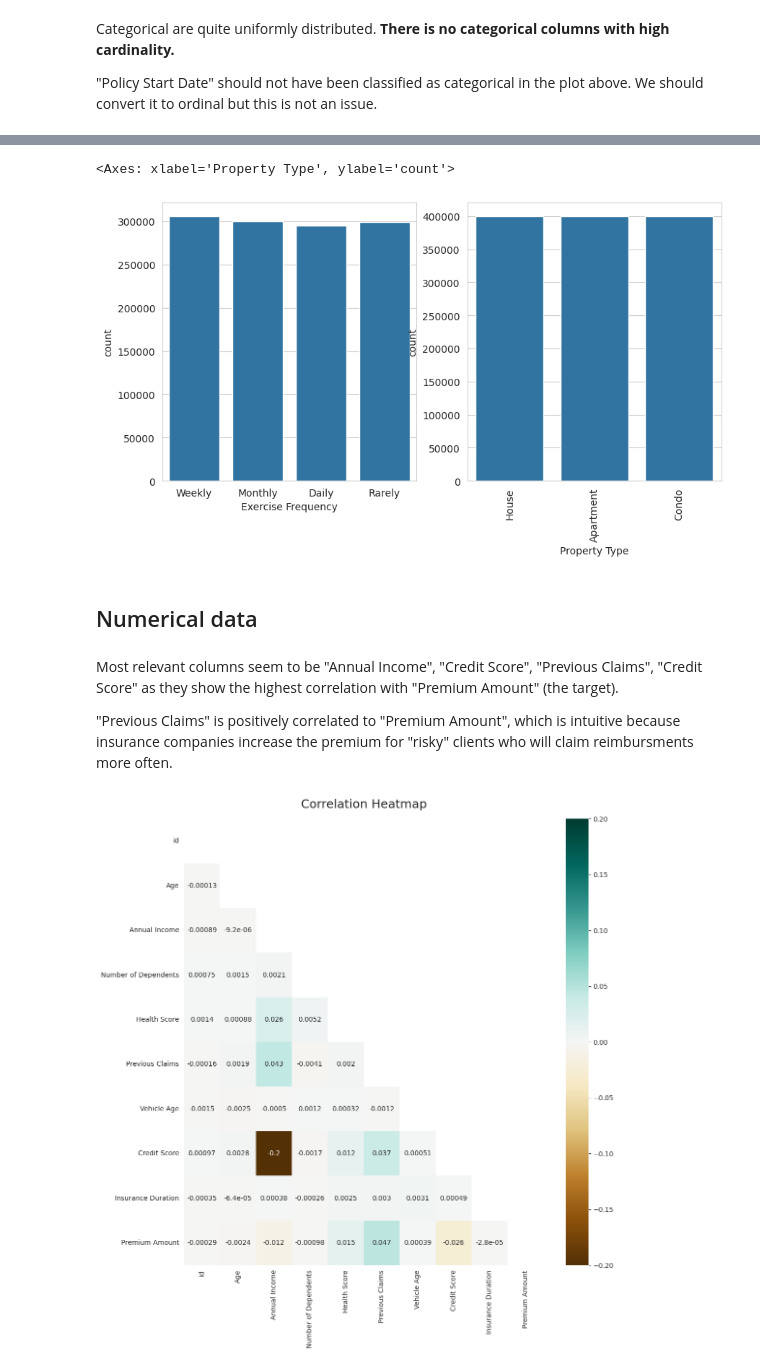
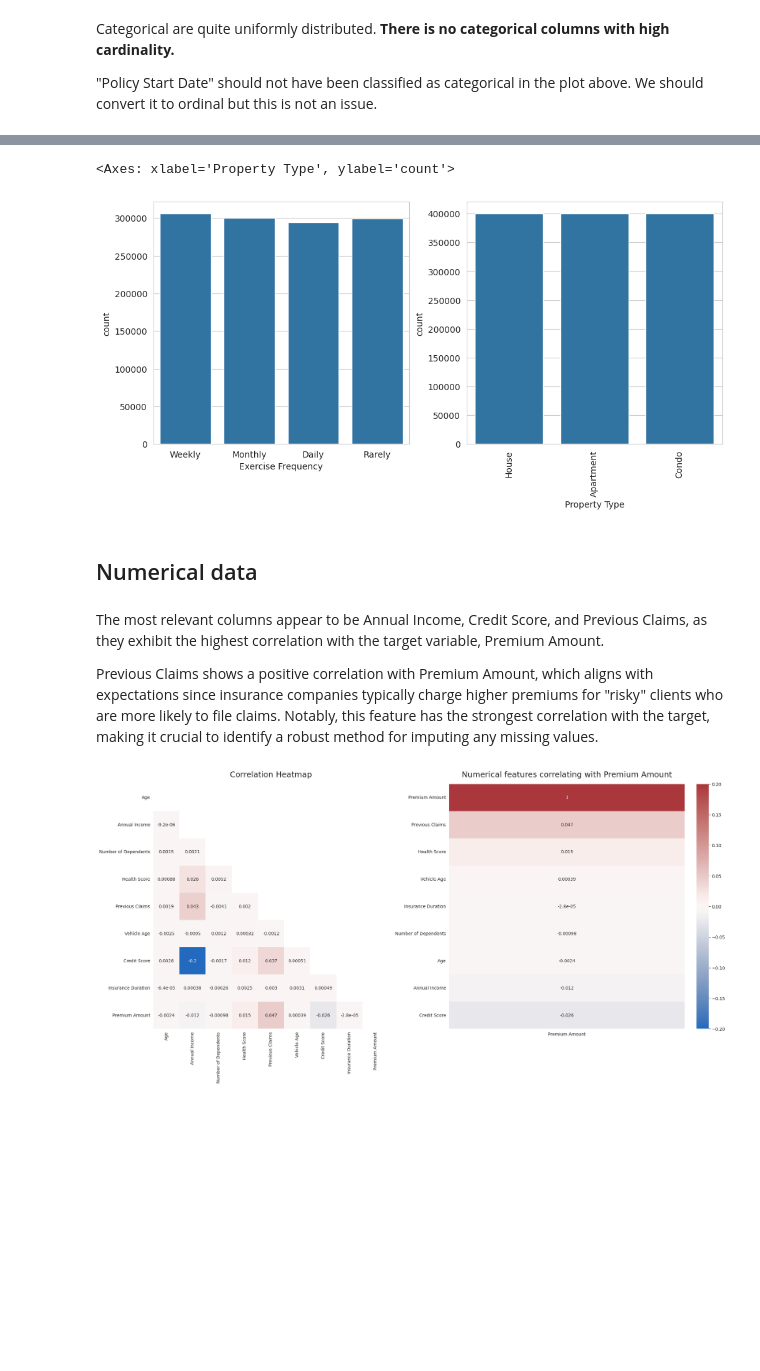
Before and after one commit to jofa974/playground-series-s4e12, a Jupyter notebook: notebooks/eda.ipynb, the cells around one changed output, grey strips where cells are left out. Cells and saved outputs as stored; diff of their text form; code cells hidden in the pictures; blank space fills up the shorter version.

```diff
--- a/notebooks/eda.ipynb
+++ b/notebooks/eda.ipynb
@@ -10,8 +10,10 @@ warnings.filterwarnings("ignore", category=FutureWarning, module="seaborn")
 
 
 sns.set_style("whitegrid")
+plt.rcParams["figure.constrained_layout.use"] = True
 # %%
-df = pd.read_csv("data/raw/train.csv")
+df = pd.read_csv("../data/raw/train.csv")
+df = df.drop(columns=["id"])
 df.info()
 # %% [output]
 <class 'pandas.core.frame.DataFrame'>
@@ -39,18 +56,24 @@ Quite a few columns contain NaNs data. In particular "Occupation", "Previous Cla
 # Determine column types
 categorical_columns = df.select_dtypes(include=["object", "category"]).columns
 numerical_columns = df.select_dtypes(include=["number"]).columns
-plt.figure(figsize=(12, 8))
-ax = sns.heatmap(df.isnull().T, cbar=False, cmap="viridis", xticklabels=False)
+fig, [ax1, ax2] = plt.subplots(1, 2, figsize=(15, 5))
+sns.heatmap(df.isnull().T, cbar=False, cmap="viridis", xticklabels=False, ax=ax1)
 # Color the y-axis labels
-for label in ax.get_yticklabels():
+for label in ax1.get_yticklabels():
     if label.get_text() in categorical_columns:
         label.set_color("blue")
     elif label.get_text() in numerical_columns:
         label.set_color("green")
 
 # Set labels and title
-plt.title("Missing Data Heatmap (Categorical: Blue, Numerical: Green)")
-plt.ylabel("Columns")
-plt.xlabel("Rows")
+ax1.set_title("Missing Data Heatmap (Categorical: Blue, Numerical: Green)")
+ax1.set_ylabel("Columns")
+ax1.set_xlabel("Rows")
+
+
+sns.barplot(df.isnull().sum().sort_values(), orient="y", ax=ax2)
+ax2.set_ylabel("Columns")
+ax2.set_xlabel("Number of NaNs")
+
 plt.show()
 # %% [output]
@@ -91,20 +114,32 @@ sns.countplot(df, x="Exercise Frequency", ax=ax1)
 sns.countplot(df, x="Property Type", ax=ax2)
 # %% [output]
 <Axes: xlabel='Property Type', ylabel='count'>
-[figure, old version]
+[figure, new version]
 # %% [markdown]
 ## Numerical data
 # %% [markdown]
-Most relevant columns seem to be "Annual Income", "Credit Score", "Previous Claims", "Credit Score" as they show the highest correlation with "Premium Amount" (the target).
+The most relevant columns appear to be Annual Income, Credit Score, and Previous Claims, as they exhibit the highest correlation with the target variable, Premium Amount.
 
-"Previous Claims" is positively correlated to "Premium Amount", which is intuitive because insurance companies increase the premium for "risky" clients who will claim reimbursments more often.
+Previous Claims shows a positive correlation with Premium Amount, which aligns with expectations since insurance companies typically charge higher premiums for "risky" clients who are more likely to file claims. Notably, this feature has the strongest correlation with the target, making it crucial to identify a robust method for imputing any missing values.
 # %%
-plt.figure(figsize=(12, 12))
+fig, [ax1, ax2] = plt.subplots(1, 2, figsize=(20, 10))
 corr = df.corr(numeric_only=True)
 mask = np.triu(np.ones_like(corr))
-ax = sns.heatmap(corr, mask=mask, cmap="BrBG", annot=True, vmin=-0.2, vmax=0.2)
-ax.grid(False)
-ax.set_title("Correlation Heatmap", fontdict={"fontsize": 18}, pad=16)
+sns.heatmap(corr, mask=mask, cmap="vlag", annot=True, vmin=-0.2, vmax=0.2, cbar=None, ax=ax1)
+ax1.grid(False)
+ax1.set_title("Correlation Heatmap", fontdict={"fontsize": 18}, pad=16)
+
+sns.heatmap(
+    corr[["Premium Amount"]].sort_values(by="Premium Amount", ascending=False),
+    vmin=-0.2,
+    vmax=0.2,
+    annot=True,
+    cmap="vlag",
+    ax=ax2,
+)
+ax2.set_title(
+    "Numerical features correlating with Premium Amount", fontdict={"fontsize": 18}, pad=16
+)
 plt.show()
 # %% [output]
-[figure, old version]
+[figure, new version]
```
Also changed, not shown: parts of 8 cells of this notebook, 17 other files.
